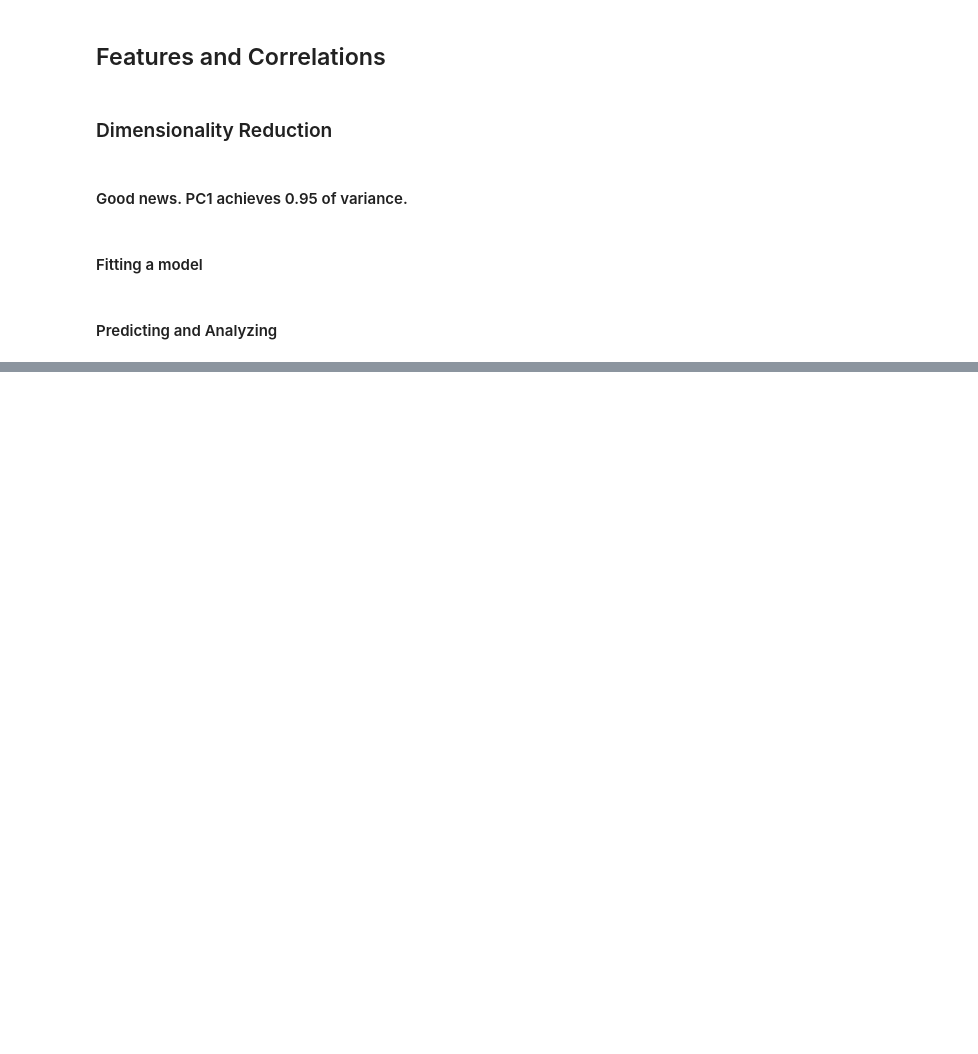
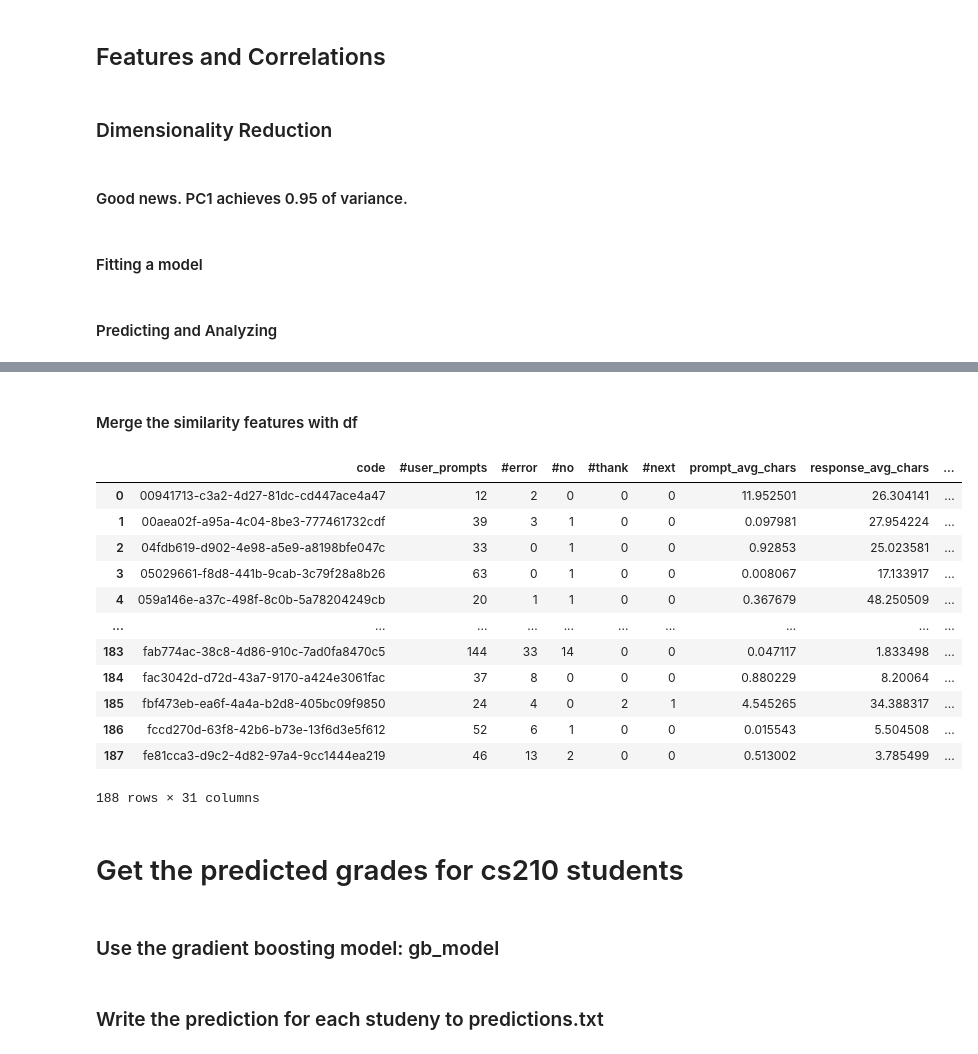
Before and after one commit to cerenarkac21/PROJE_CS412, a Jupyter notebook: code_base.ipynb, the cells around one changed output, grey strips where cells are left out. Cells and saved outputs as stored; diff of their text form; code cells hidden in the pictures; blank space fills up the shorter version.

```diff
--- a/code_base.ipynb
+++ b/code_base.ipynb
@@ -1212,0 +1536,47 @@ print(f'R-squared: {r2}')
+# %%
+df = df.reset_index()
+df = df.rename(columns={"index": "code"})
+df
+# %% [markdown]
+#### Merge the similarity features with df
+# %%
+df = pd.merge(df, question_mapping_scores, on="code", how="left")
+df.head()
+# %%
+# Merge temp_df with similarity_df on the 'code' column
+
+#first update the column name
+similarity_df.rename(columns={'similarity_with_100': 'similarity_with_stu_w_100_prompts'}, inplace=True)
+df = pd.merge(df, similarity_df, on='code', how='left')
+
+# Display the first few rows of the merged dataframe
+df.head()
+# %%
+# Merge temp_df with similarity_with_stu_w_100_codes_df on the 'code' column
+
+#first update the column name
+similarity_with_stu_w_100_codes_df.rename(columns={'student': 'code'}, inplace=True)
+df = pd.merge(df, similarity_with_stu_w_100_codes_df, on='code', how='left')
+
+# Display the first few rows of the merged dataframe
+df.head()
+# %%
+df
+# %% [output]
+|  | code | #user_prompts | #error | #no | #thank | #next | prompt_avg_chars | response_avg_chars | ... |
+| 0 | 00941713-c3a2-4d27-81dc-cd447ace4a47 | 12 | 2 | 0 | 0 | 0 | 11.952501 | 26.304141 | ... |
+| 1 | 00aea02f-a95a-4c04-8be3-777461732cdf | 39 | 3 | 1 | 0 | 0 | 0.097981 | 27.954224 | ... |
+| 2 | 04fdb619-d902-4e98-a5e9-a8198bfe047c | 33 | 0 | 1 | 0 | 0 | 0.92853 | 25.023581 | ... |
+| 3 | 05029661-f8d8-441b-9cab-3c79f28a8b26 | 63 | 0 | 1 | 0 | 0 | 0.008067 | 17.133917 | ... |
+| 4 | 059a146e-a37c-498f-8c0b-5a78204249cb | 20 | 1 | 1 | 0 | 0 | 0.367679 | 48.250509 | ... |
+| ... | ... | ... | ... | ... | ... | ... | ... | ... | ... |
+| 183 | fab774ac-38c8-4d86-910c-7ad0fa8470c5 | 144 | 33 | 14 | 0 | 0 | 0.047117 | 1.833498 | ... |
+| 184 | fac3042d-d72d-43a7-9170-a424e3061fac | 37 | 8 | 0 | 0 | 0 | 0.880229 | 8.20064 | ... |
+| 185 | fbf473eb-ea6f-4a4a-b2d8-405bc09f9850 | 24 | 4 | 0 | 2 | 1 | 4.545265 | 34.388317 | ... |
+| 186 | fccd270d-63f8-42b6-b73e-13f6d3e5f612 | 52 | 6 | 1 | 0 | 0 | 0.015543 | 5.504508 | ... |
+| 187 | fe81cca3-d9c2-4d82-97a4-9cc1444ea219 | 46 | 13 | 2 | 0 | 0 | 0.513002 | 3.785499 | ... |
+188 rows × 31 columns
+# %% [markdown]
+# Get the predicted grades for cs210 students
+# %% [markdown]
+### Use the gradient boosting model: gb_model
@@ -1212,0 +1598,2 @@ print(f'R-squared: {r2}')
+# %% [markdown]
+### Write the prediction for each studeny to predictions.txt
```
Also changed, not shown: parts of 40 cells of this notebook, 2 other files.
